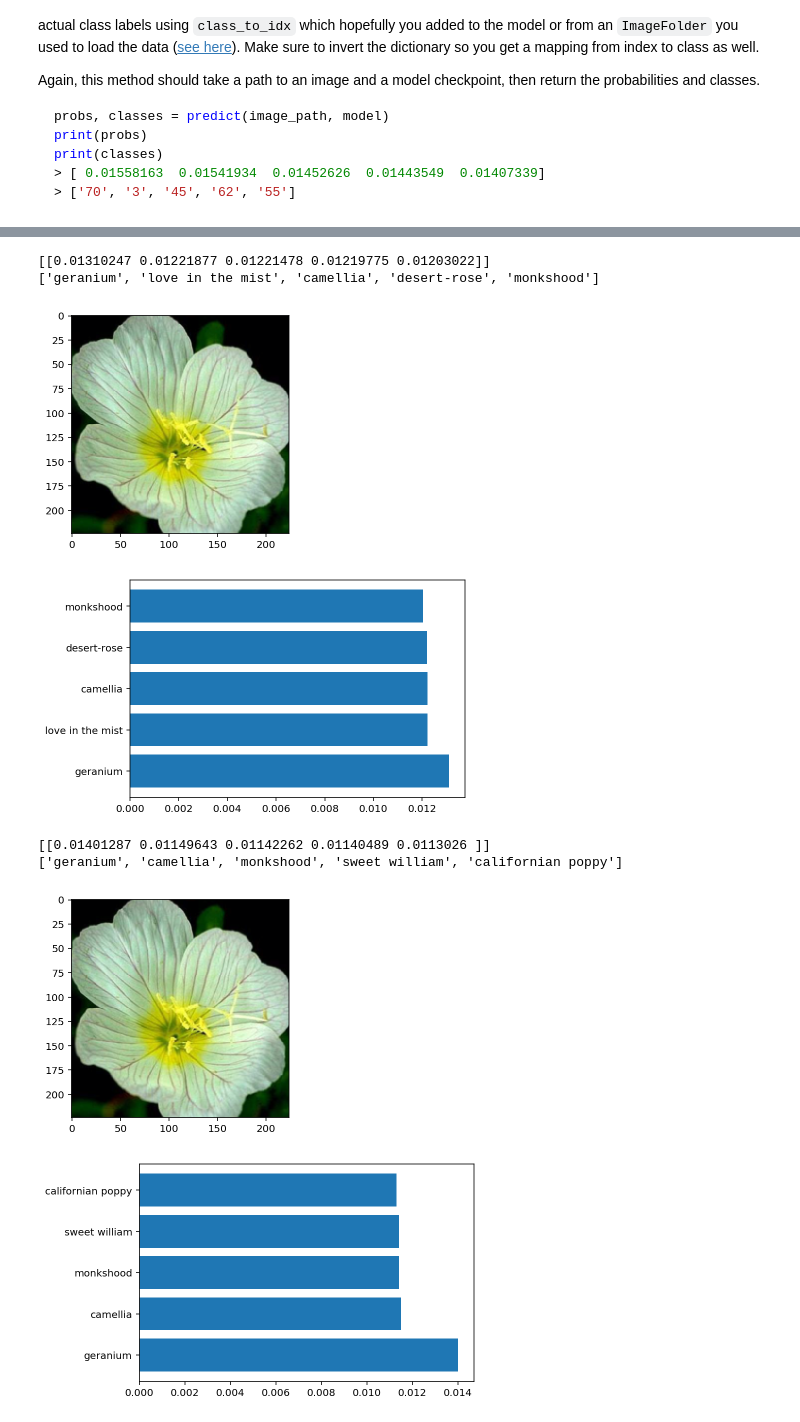
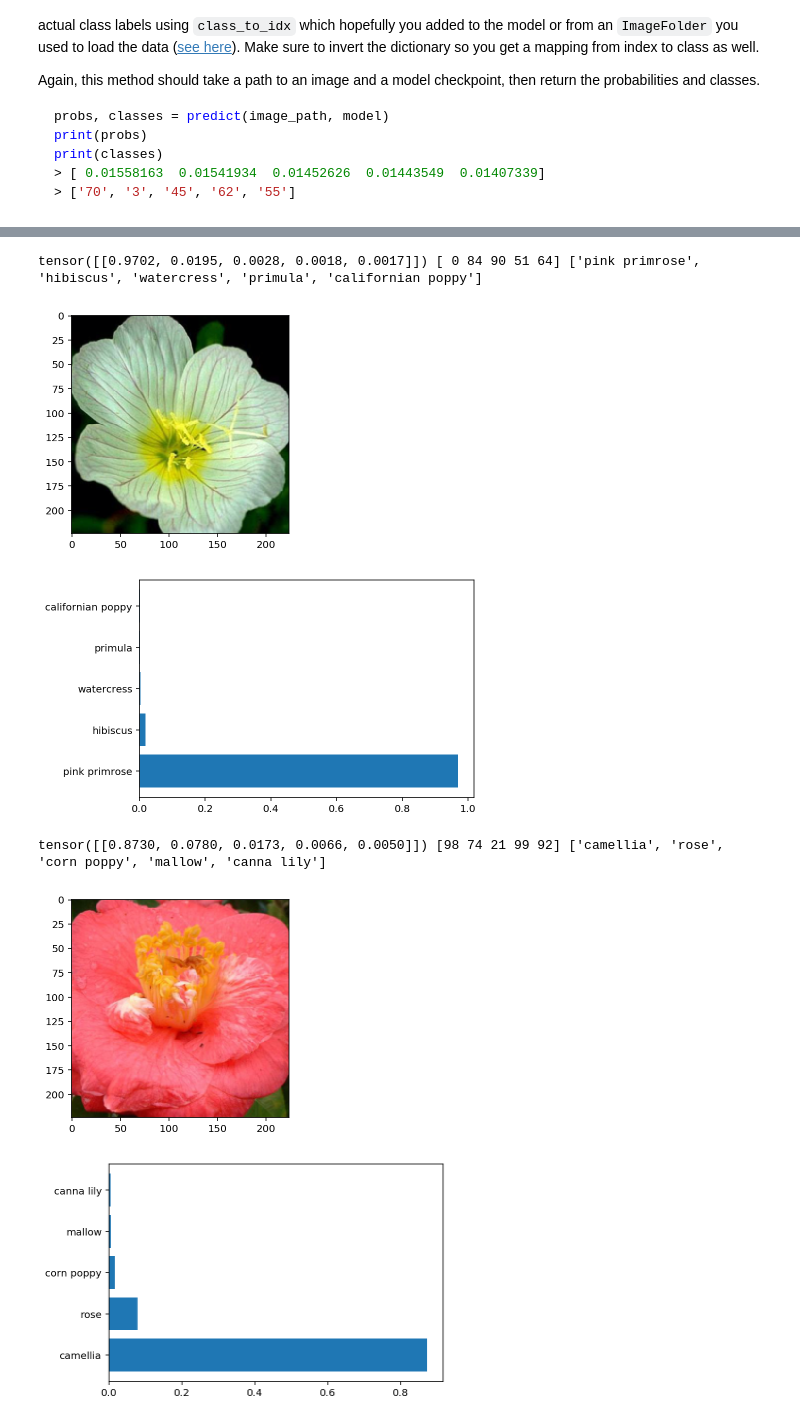
Before and after one commit to JeffreyStocker/Cat-vs-Dog-Image-Identifier, a Jupyter notebook: Image Classifier Project.ipynb, the cells around one changed output, grey strips where cells are left out. Saved outputs shown, nothing was run; the diff lists cells and outputs as text; code cells hidden in the pictures.

Commit message:
ran through more epochs and !using index_to_class

```diff
--- a/Image Classifier Project.ipynb
+++ b/Image Classifier Project.ipynb
@@ -386,5 +391,5 @@ def import_prev_training(model, filename):
     print('Loaded: ', filename)
     return model
 # %%
-model = import_prev_training(model, f'checkpoint/densenet121_checkpoints_2020-04-28 22-54-31.093050-e99.pth')
+model = import_prev_training(model, f'checkpoint\densenet121_checkpoints_2020-04-30 03-32-56.999676_.pth')
 # %% [output]
@@ -511,12 +532,14 @@ print(classes)
 def predict(image, model, topk=5):
     ''' Predict the class (or classes) of an image using a trained deep learning model.
     '''
+    model.eval()
     with torch.no_grad():
         log_prediction = model.forward(image)
 
     predictions = torch.exp(log_prediction)
-    top_predictions, top_classes = predictions.topk(topk, dim=1)
-    return top_predictions, top_classes
+    top_predictions, top_classes_by_idx = predictions.topk(topk, dim=1)
+
+    return top_predictions, top_classes_by_idx
 
 # TODO: Implement the code to predict the class from an image file
 
@@ -536,6 +559,11 @@ Now that you can use a trained model for predictions, check to make sure it make
 <img src='assets/inference_example.png' width=300px>
 
 You can convert from the class integer encoding to actual flower names with the `cat_to_name.json` file (should have been loaded earlier in the notebook). To show a PyTorch tensor as an image, use the `imshow` function defined above.
+# %%
+def convert_idx_to_name(index):
+    # top_classes = map(lambda top_class_by_idx: [idx_to_class.get(idx) for idx in top_class_by_idx], top_classes_by_idx)
+    # labels = [cat_to_name.get(str(classindex)) for classindex in classes]
+    return cat_to_name[str(idx_to_class[int(index)])]
 # %%
 # TODO: Display an image along with the top 5 classes
 %matplotlib inline
@@ -543,15 +571,19 @@ You can convert from the class integer encoding to actual flower names with the
 
 import matplotlib.pyplot as plt
 
+model.to('cpu')
+
 def display_image(image):
+
     image = process_image(image)
     imshow(image)
     image = image.unsqueeze_(0)
     predictions, classes = predict(image, model)
 
     classes = classes[0].numpy()
+    labels = [convert_idx_to_name(int(classindex)) for classindex in classes]
 
-    labels = [cat_to_name.get(str(classindex)) for classindex in classes]
+    print(predictions, classes, labels)
 
     fig, (ax1) = plt.subplots(1, 1, sharey=True)
 
@@ -560,18 +592,16 @@ def display_image(image):
 image = Image.open("flowers/valid/1/image_06739.jpg")
 display_image(image)
 # %% [output]
-[[0.01310247 0.01221877 0.01221478 0.01219775 0.01203022]]
-['geranium', 'love in the mist', 'camellia', 'desert-rose', 'monkshood']
+tensor([[0.9702, 0.0195, 0.0028, 0.0018, 0.0017]]) [ 0 84 90 51 64] ['pink primrose', 'hibiscus', 'watercress', 'primula', 'californian poppy']
 [figure]
-[figure, old version]
+[figure, new version]
 # %%
 img_iterator = iter(dataloaders_validation)
 images, labels = img_iterator.next()
 
-image = Image.open("flowers/valid/1/image_06739.jpg")
+image = Image.open("flowers/valid/96/image_07605.jpg")
 display_image(image)
 # %% [output]
-[[0.01401287 0.01149643 0.01142262 0.01140489 0.0113026 ]]
-['geranium', 'camellia', 'monkshood', 'sweet william', 'californian poppy']
+tensor([[0.8730, 0.0780, 0.0173, 0.0066, 0.0050]]) [98 74 21 99 92] ['camellia', 'rose', 'corn poppy', 'mallow', 'canna lily']
-[figure, old version]
+[figure, new version]
-[figure, old version]
+[figure, new version]
```
Also changed, not shown: parts of 5 cells of this notebook.
